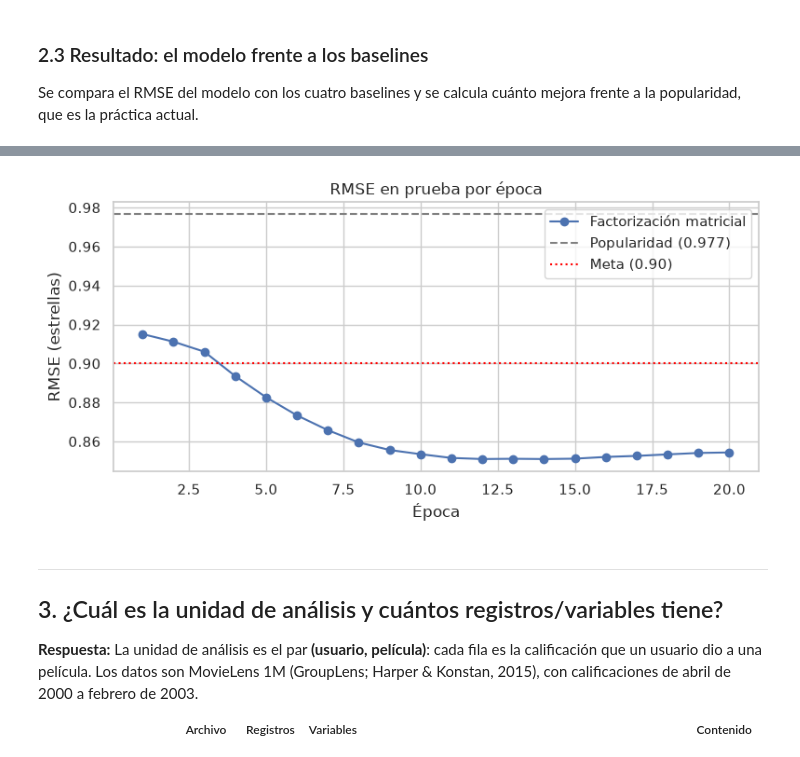
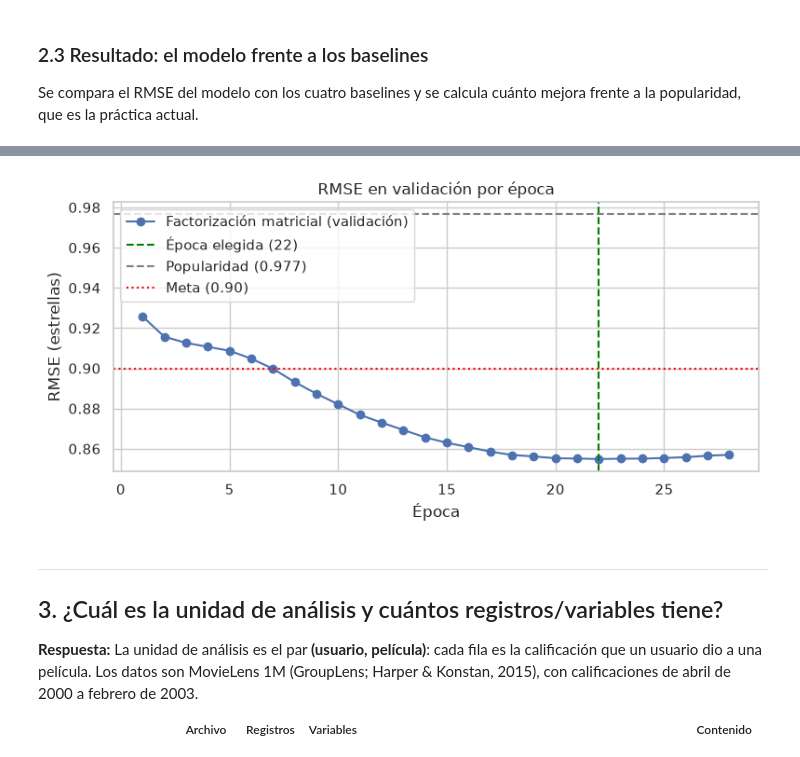
Before and after one commit to Brendavarm/Miner-a-de-Datos-DevBugs, a Jupyter notebook: h3_03_evaluacion1_grupal_proyecto_crisp.ipynb, the cells around one changed output, grey strips where cells are left out. Saved outputs shown, nothing was run; the diff lists cells and outputs as text; code cells hidden in the pictures.

Commit message:
Parada temprana con validación y cifras del recomendador unificadas

```diff
--- a/h3_03_evaluacion1_grupal_proyecto_crisp.ipynb
+++ b/h3_03_evaluacion1_grupal_proyecto_crisp.ipynb
@@ -223,30 +252,26 @@ print(f"{n_u:,} usuarios x {n_i:,} películas, {K} factores latentes")
 # %%
+# 1) y 2) elegir la época con la validación (el test no se mira)
+mu_aj = R[aj_idx].mean()
+gen, P, Q, bu, bi = iniciar()
 historial, mejor, sin_mejora = [], None, 0
-orden = np.arange(len(tr_idx))
 for epoca in range(1, EPOCAS + 1):
-    gen.shuffle(orden)
-    for s in range(0, len(orden), LOTE):
-        b = orden[s:s + LOTE]
-        u, i, r = U_tr[b], I_tr[b], R_tr[b]
-        pu, qi = P[u], Q[i]
-        err = r - (mu_mf + bu[u] + bi[i] + np.einsum("ij,ij->i", pu, qi))
-        e = err[:, None]
-        np.add.at(bu, u, LR * (err - REG * bu[u]))
-        np.add.at(bi, i, LR * (err - REG * bi[i]))
-        np.add.at(P, u, LR * (e * qi - REG * pu))
-        np.add.at(Q, i, LR * (e * pu - REG * qi))
-    pred_te = mu_mf + bu[U_te] + bi[I_te] + np.einsum("ij,ij->i", P[U_te], Q[I_te])
-    rmse_ep, mae_ep = rmse_mae(pred_te, R_te)
+    una_epoca(aj_idx, mu_aj, gen, P, Q, bu, bi)
+    rmse_ep, mae_ep = rmse_mae(predecir(va_idx, mu_aj, P, Q, bu, bi), R[va_idx])
     historial.append((epoca, rmse_ep, mae_ep))
     if mejor is None or rmse_ep < mejor[1]:
-        mejor = (epoca, rmse_ep, mae_ep, P.copy(), Q.copy(), bu.copy(), bi.copy())
-        sin_mejora = 0
+        mejor, sin_mejora = (epoca, rmse_ep), 0
     else:
         sin_mejora += 1
         if sin_mejora >= PACIENCIA:
             break
+mejor_epoca = mejor[0]
+print(f"Mejor época según la validación: {mejor_epoca} (RMSE validación {mejor[1]:.4f}, se detuvo en la época {len(historial)})")
 
-mejor_epoca, rmse_mf, mae_mf, P, Q, bu, bi = mejor
-print(f"Mejor época: {mejor_epoca} (se detuvo en la época {len(historial)})")
-print(f"RMSE = {rmse_mf:.4f} | MAE = {mae_mf:.4f}")
+# 3) y 4) reentrenar con todo el train y medir el test una sola vez
+mu_mf = R[tr_idx].mean()
+gen, P, Q, bu, bi = iniciar()
+for _ in range(mejor_epoca):
+    una_epoca(tr_idx, mu_mf, gen, P, Q, bu, bi)
+rmse_mf, mae_mf = rmse_mae(predecir(te_idx, mu_mf, P, Q, bu, bi), R[te_idx])
+print(f"Prueba: RMSE = {rmse_mf:.4f} | MAE = {mae_mf:.4f}")
 # %% [output]
@@ -276,15 +301,16 @@ Meta RMSE <= 0.90: CUMPLE (RMSE = 0.8510)
 # %%
 curva = pd.DataFrame(historial, columns=["época", "RMSE", "MAE"])
 fig, ax = plt.subplots(figsize=(8, 4))
-ax.plot(curva["época"], curva["RMSE"], marker="o", label="Factorización matricial")
+ax.plot(curva["época"], curva["RMSE"], marker="o", label="Factorización matricial (validación)")
+ax.axvline(mejor_epoca, color="green", linestyle="--", label=f"Época elegida ({mejor_epoca})")
 ax.axhline(rmse_pop, color="gray", linestyle="--", label=f"Popularidad ({rmse_pop:.3f})")
 ax.axhline(0.90, color="red", linestyle=":", label="Meta (0.90)")
-ax.set(title="RMSE en prueba por época", xlabel="Época", ylabel="RMSE (estrellas)")
+ax.set(title="RMSE en validación por época", xlabel="Época", ylabel="RMSE (estrellas)")
 ax.legend()
 fig.tight_layout()
 plt.show()
 # %% [output]
-[figure, old version]
+[figure, new version]
 # %% [markdown]
 ---
 <a id="pregunta-3"></a>
```
Also changed, not shown: parts of 10 cells of this notebook, 16 other files.
